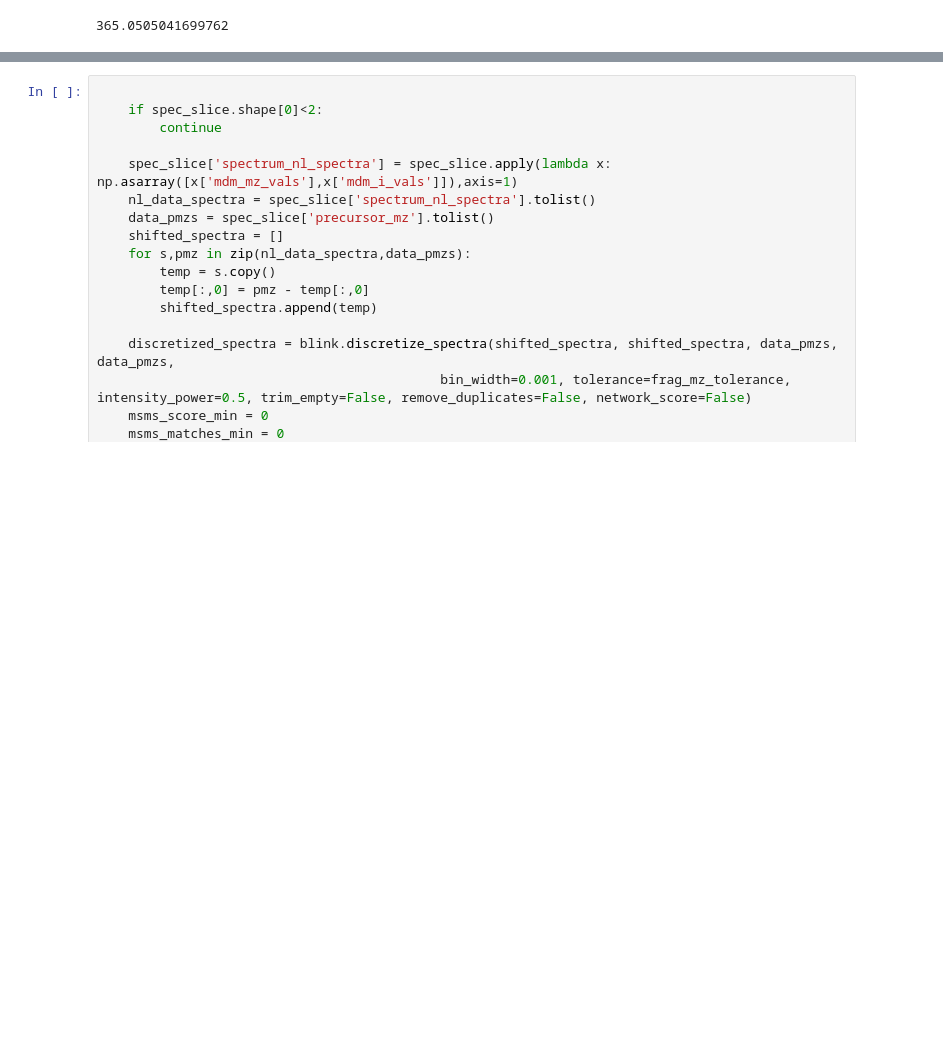
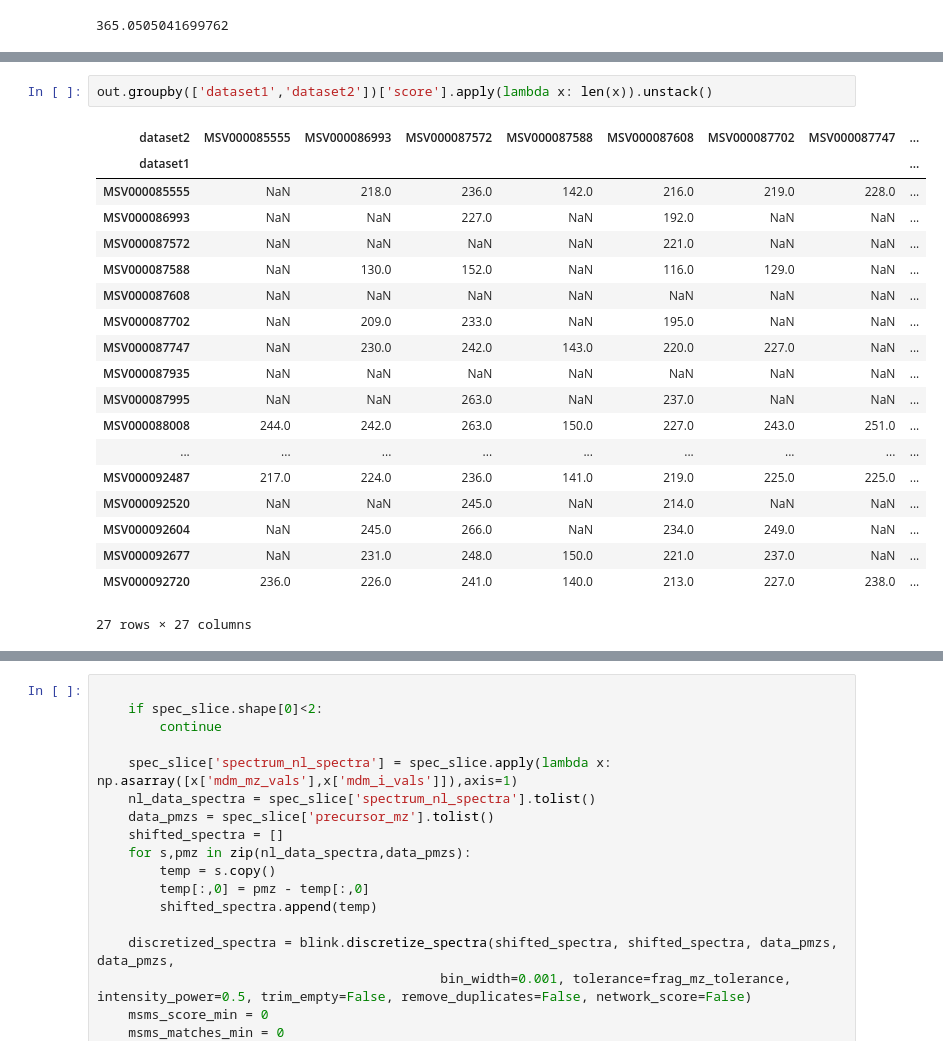
Before and after one commit to biorack/envnet, a Jupyter notebook: carbon_network/use/ms2_similarity_analysis.ipynb, the cells around one changed output, grey strips where cells are left out. Drawn from its saved outputs; the diff is of its cells as text; blank space fills up the shorter version.

```diff
--- a/carbon_network/use/ms2_similarity_analysis.ipynb
+++ b/carbon_network/use/ms2_similarity_analysis.ipynb
@@ -147,0 +192,22 @@ out
+# %%
+out.groupby(['dataset1','dataset2'])['score'].apply(lambda x: len(x)).unstack()
+# %% [output]
+| dataset2 | MSV000085555 | MSV000086993 | MSV000087572 | MSV000087588 | MSV000087608 | MSV000087702 | MSV000087747 | ... |
+| dataset1 |  |  |  |  |  |  |  | ... |
+| MSV000085555 | NaN | 218.0 | 236.0 | 142.0 | 216.0 | 219.0 | 228.0 | ... |
+| MSV000086993 | NaN | NaN | 227.0 | NaN | 192.0 | NaN | NaN | ... |
+| MSV000087572 | NaN | NaN | NaN | NaN | 221.0 | NaN | NaN | ... |
+| MSV000087588 | NaN | 130.0 | 152.0 | NaN | 116.0 | 129.0 | NaN | ... |
+| MSV000087608 | NaN | NaN | NaN | NaN | NaN | NaN | NaN | ... |
+| MSV000087702 | NaN | 209.0 | 233.0 | NaN | 195.0 | NaN | NaN | ... |
+| MSV000087747 | NaN | 230.0 | 242.0 | 143.0 | 220.0 | 227.0 | NaN | ... |
+| MSV000087935 | NaN | NaN | NaN | NaN | NaN | NaN | NaN | ... |
+| MSV000087995 | NaN | NaN | 263.0 | NaN | 237.0 | NaN | NaN | ... |
+| MSV000088008 | 244.0 | 242.0 | 263.0 | 150.0 | 227.0 | 243.0 | 251.0 | ... |
+| ... | ... | ... | ... | ... | ... | ... | ... | ... |
+| MSV000092487 | 217.0 | 224.0 | 236.0 | 141.0 | 219.0 | 225.0 | 225.0 | ... |
+| MSV000092520 | NaN | NaN | 245.0 | NaN | 214.0 | NaN | NaN | ... |
+| MSV000092604 | NaN | 245.0 | 266.0 | NaN | 234.0 | 249.0 | NaN | ... |
+| MSV000092677 | NaN | 231.0 | 248.0 | 150.0 | 221.0 | 237.0 | NaN | ... |
+| MSV000092720 | 236.0 | 226.0 | 241.0 | 140.0 | 213.0 | 227.0 | 238.0 | ... |
+27 rows × 27 columns
```
Also changed, not shown: parts of 18 cells of this notebook, 6 other files.
